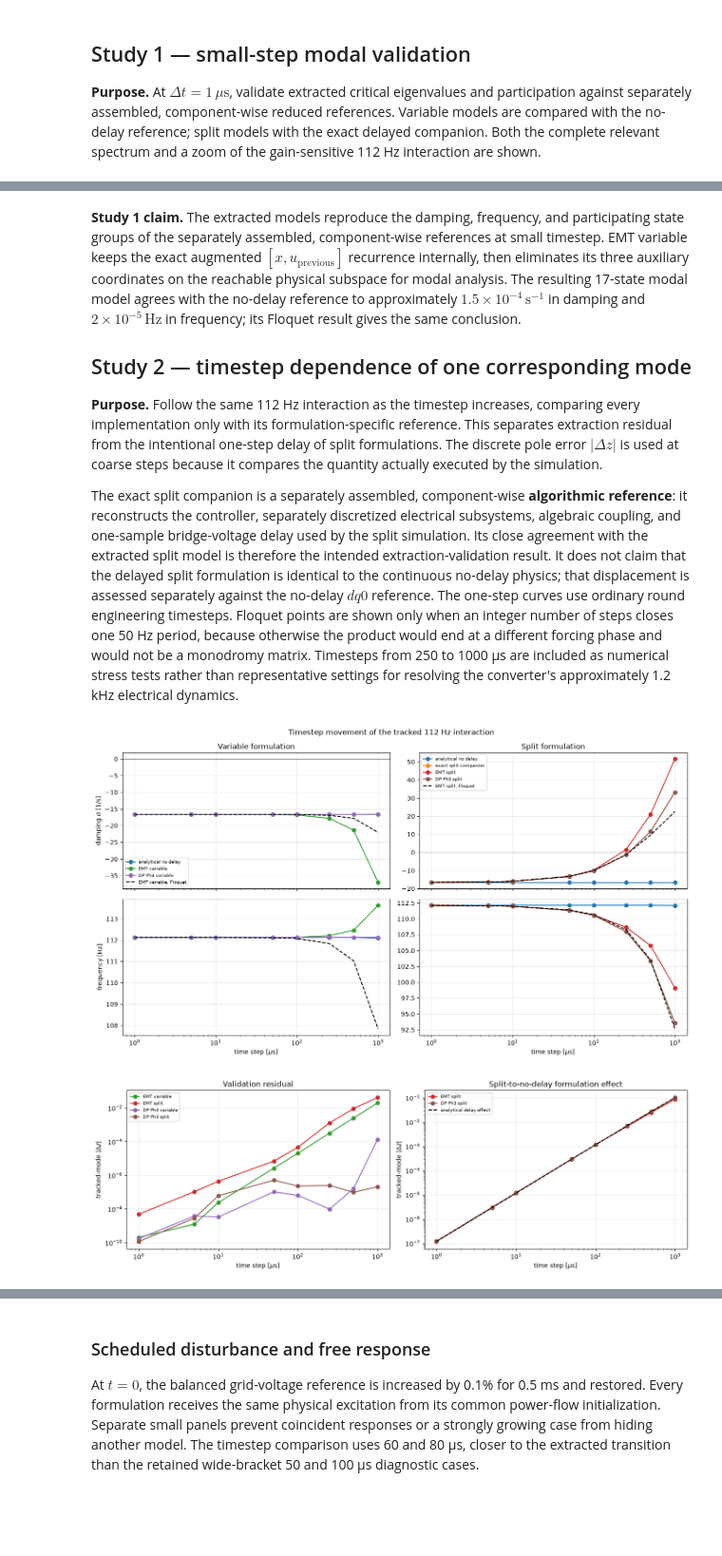
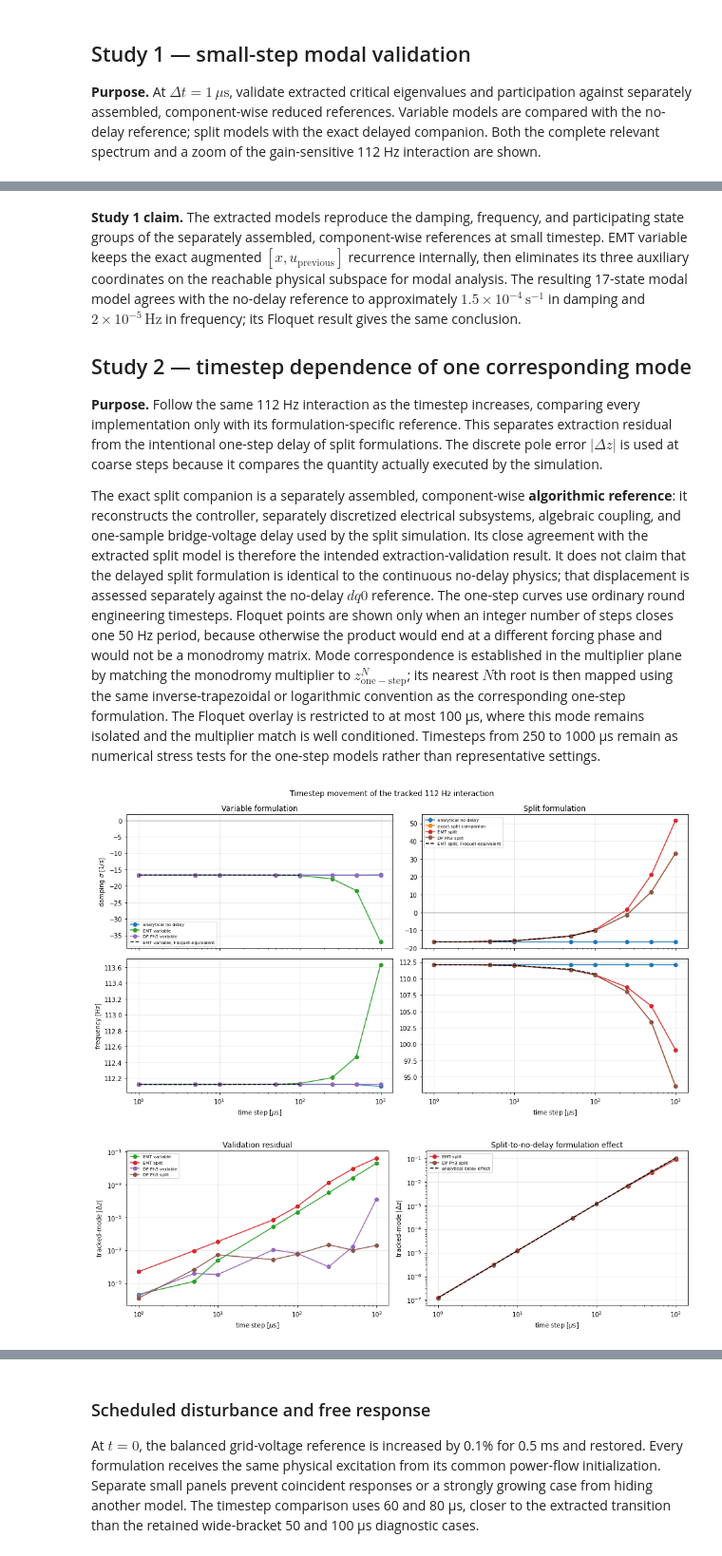
Before and after one commit to georgii-tishenin/dpsim, a Jupyter notebook: examples/Notebooks/StateSpace/EMT_DP_Ph3_GFL_StateSpaceValidation.ipynb, the cells around one changed output, grey strips where cells are left out. Shown at 95% size. Saved outputs shown, nothing was run; the diff lists cells and outputs as text; code cells hidden in the pictures; blank space fills up the shorter version.

```diff
--- a/examples/Notebooks/StateSpace/EMT_DP_Ph3_GFL_StateSpaceValidation.ipynb
+++ b/examples/Notebooks/StateSpace/EMT_DP_Ph3_GFL_StateSpaceValidation.ipynb
@@ -178,7 +182,7 @@ for model in model_order:
 for model in ["EMT variable", "EMT split"]:
     ref_name = matching_reference(model); ref = mode_near(ref_name)
     try:
-        damping, frequency = lifted_floquet_mode(model, 1.0, ref)
+        damping, frequency, _ = lifted_floquet_mode(model, 1.0, mode_near(model))
     except ValueError:
         continue
     critical_rows.append({"model/reference": model, "method": "Floquet",
@@ -246,7 +250,7 @@ plt.grid(axis="x", alpha=0.3); plt.tight_layout(); plt.show()
 
 **Purpose.** Follow the same 112 Hz interaction as the timestep increases, comparing every implementation only with its formulation-specific reference. This separates extraction residual from the intentional one-step delay of split formulations. The discrete pole error $|\Delta z|$ is used at coarse steps because it compares the quantity actually executed by the simulation.
 
-The exact split companion is a separately assembled, component-wise **algorithmic reference**: it reconstructs the controller, separately discretized electrical subsystems, algebraic coupling, and one-sample bridge-voltage delay used by the split simulation. Its close agreement with the extracted split model is therefore the intended extraction-validation result. It does not claim that the delayed split formulation is identical to the continuous no-delay physics; that displacement is assessed separately against the no-delay $dq0$ reference. The one-step curves use ordinary round engineering timesteps. Floquet points are shown only when an integer number of steps closes one 50 Hz period, because otherwise the product would end at a different forcing phase and would not be a monodromy matrix. Timesteps from 250 to 1000 µs are included as numerical stress tests rather than representative settings for resolving the converter's approximately 1.2 kHz electrical dynamics.
+The exact split companion is a separately assembled, component-wise **algorithmic reference**: it reconstructs the controller, separately discretized electrical subsystems, algebraic coupling, and one-sample bridge-voltage delay used by the split simulation. Its close agreement with the extracted split model is therefore the intended extraction-validation result. It does not claim that the delayed split formulation is identical to the continuous no-delay physics; that displacement is assessed separately against the no-delay $dq0$ reference. The one-step curves use ordinary round engineering timesteps. Floquet points are shown only when an integer number of steps closes one 50 Hz period, because otherwise the product would end at a different forcing phase and would not be a monodromy matrix. Mode correspondence is established in the multiplier plane by matching the monodromy multiplier to $z_{\mathrm{one-step}}^N$; its nearest $N$th root is then mapped using the same inverse-trapezoidal or logarithmic convention as the corresponding one-step formulation. The Floquet overlay is restricted to at most 100 µs, where this mode remains isolated and the multiplier match is well conditioned. Timesteps from 250 to 1000 µs remain as numerical stress tests for the one-step models rather than representative settings.
 # %%
 def track_gain_mode(maximum_dt_us=1000.0):
     baseline = mode_near("analytical no delay")
@@ -267,6 +271,7 @@ def track_gain_mode(maximum_dt_us=1000.0):
                 finite_modes(rows_for(model, dt, method="one_step"), True), ref)
             records.append({"model": model, "time_step_us": dt,
                             "lambda_real": mode.lambda_real,
+                            "z_real": mode.z_real, "z_imag": mode.z_imag,
                             "frequency_hz": mode.lambda_imag/(2*np.pi),
                             "z_error_matching_reference": np.hypot(mode.z_real-ref.z_real,
                                                                     mode.z_imag-ref.z_imag),
@@ -288,45 +293,44 @@ for col, formulation in enumerate(["variable", "split"]):
         axes[1, col].semilogx(rows.time_step_us, rows.frequency_hz, "o-", color=colors[model], label=model)
     emt = "EMT variable" if formulation == "variable" else "EMT split"
     floquet = []
-    for dt in presentation_steps:
-        ref_name = matching_reference(emt)
-        ref_row = tracked_gain_mode[(tracked_gain_mode.model == ref_name)
-                                    & np.isclose(tracked_gain_mode.time_step_us, dt)].iloc[0]
+    for dt in [step for step in presentation_steps if step <= 100.0]:
+        one_step = tracked_gain_mode[(tracked_gain_mode.model == emt)
+                                     & np.isclose(tracked_gain_mode.time_step_us, dt)].iloc[0]
         try:
-            damping, frequency = lifted_floquet_mode(emt, dt, ref_row)
+            damping, frequency, _ = lifted_floquet_mode(emt, dt, one_step)
             floquet.append((dt, damping, frequency))
         except ValueError:
             pass
     if floquet:
         f = np.array(floquet)
-        axes[0, col].semilogx(f[:,0], f[:,1], "k--", label=f"{emt}, Floquet")
-        axes[1, col].semilogx(f[:,0], f[:,2], "k--", label=f"{emt}, Floquet")
+        axes[0, col].semilogx(f[:,0], f[:,1], "k--", label=f"{emt}, Floquet-equivalent")
+        axes[1, col].semilogx(f[:,0], f[:,2], "k--", label=f"{emt}, Floquet-equivalent")
     axes[0, col].axhline(0, color="0.3", lw=0.8)
     axes[0, col].set_title(f"{formulation.capitalize()} formulation")
     axes[0, col].legend(fontsize=7)
     for ax in axes[:, col]: ax.grid(alpha=0.3)
 axes[0,0].set_ylabel(r"damping $\sigma$ [1/s]"); axes[1,0].set_ylabel("frequency [Hz]")
 for ax in axes[1]: ax.set_xlabel(r"time step [$\mu$s]")
 fig.suptitle("Timestep movement of the tracked 112 Hz interaction")
 fig.tight_layout(); plt.show()
 
 fig, axes = plt.subplots(1, 2, figsize=(13.5, 4.5))
 for model in model_order[2:]:
     rows = shown_gain_mode[shown_gain_mode.model == model]
     axes[0].loglog(rows.time_step_us, rows.z_error_matching_reference, "o-",
                    color=colors[model], label=model)
 for model in ["EMT split", "DP Ph3 split"]:
     rows = shown_gain_mode[shown_gain_mode.model == model]
     axes[1].loglog(rows.time_step_us, rows.z_deviation_no_delay, "o-",
                    color=colors[model], label=model)
 delay = shown_gain_mode[shown_gain_mode.model == "exact split companion"]
 axes[1].loglog(delay.time_step_us, delay.predicted_delay_z, "k--", label="analytical delay effect")
 axes[0].set(title="Validation residual", ylabel=r"tracked-mode $|\Delta z|$")
 axes[1].set(title="Split-to-no-delay formulation effect", ylabel=r"tracked-mode $|\Delta z|$")
 for ax in axes:
     ax.set_xlabel(r"time step [$\mu$s]"); ax.grid(alpha=0.3); ax.legend(fontsize=7)
 fig.tight_layout(); plt.show()
 # %% [output]
-[figure, old version]
+[figure, new version]
-[figure, old version]
+[figure, new version]
 # %% [markdown]
```
Also changed, not shown: parts of 5 cells of this notebook, 24 other files.
